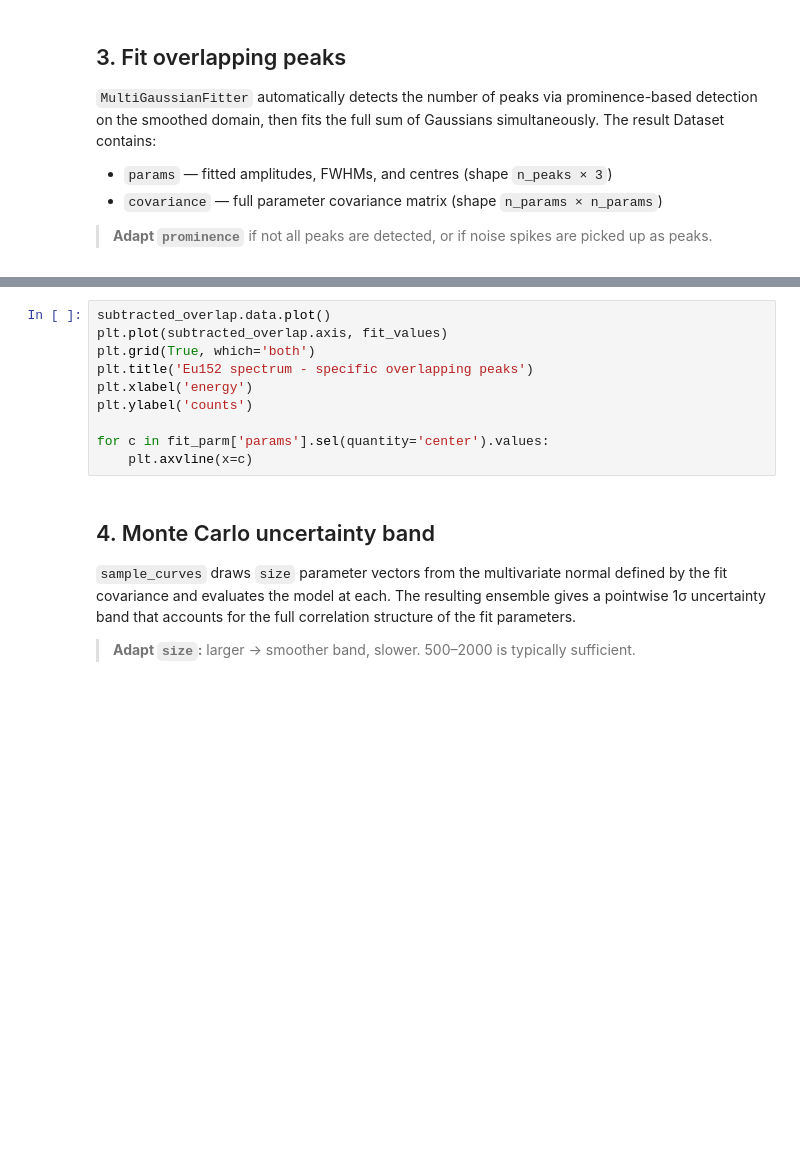
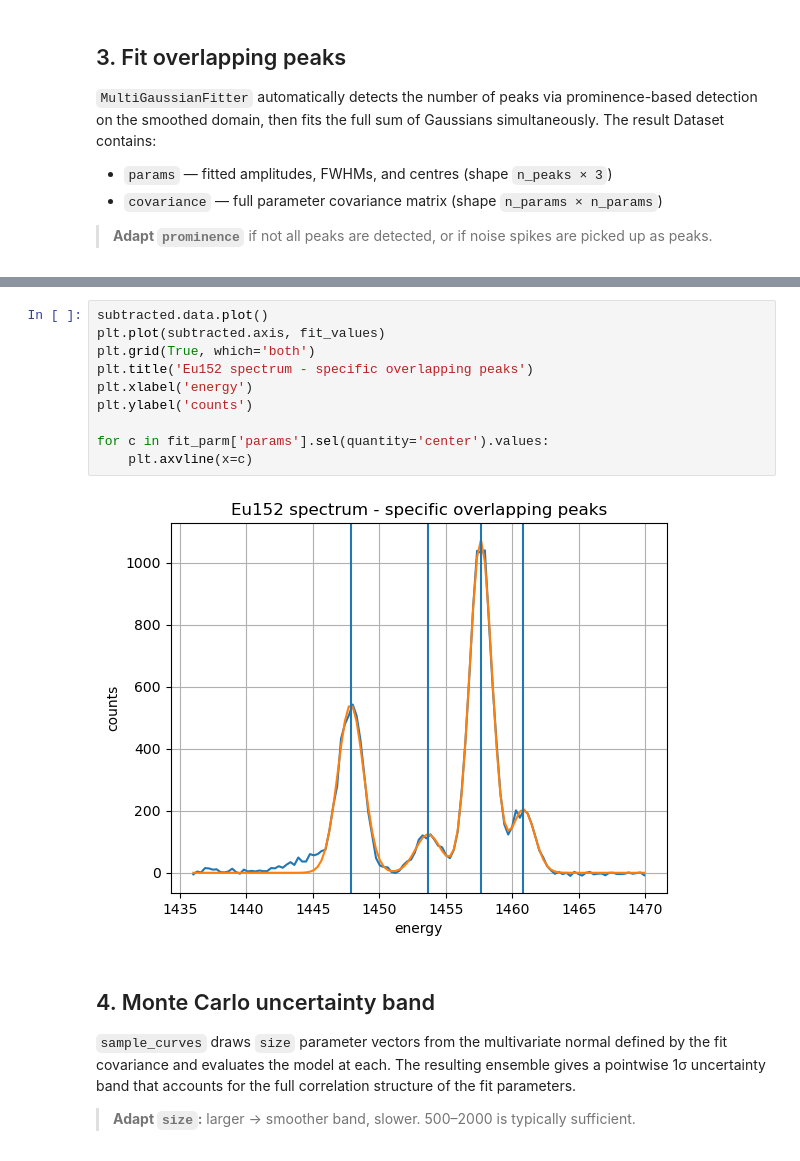
Before and after one commit to achiyaAmrusi/scispectrum, a Jupyter notebook: examples/Domain_Analysis_and_Fitting/domain_fitting.ipynb, the cells around one changed output, grey strips where cells are left out. Drawn from its saved outputs; the diff is of its cells as text; blank space fills up the shorter version.

```diff
--- a/examples/Domain_Analysis_and_Fitting/domain_fitting.ipynb
+++ b/examples/Domain_Analysis_and_Fitting/domain_fitting.ipynb
@@ -97,13 +108,15 @@ plt.show()
 # %%
-subtracted_overlap.data.plot()
-plt.plot(subtracted_overlap.axis, fit_values)
+subtracted.data.plot()
+plt.plot(subtracted.axis, fit_values)
 plt.grid(True, which='both')
 plt.title('Eu152 spectrum - specific overlapping peaks')
 plt.xlabel('energy')
 plt.ylabel('counts')
 
 for c in fit_parm['params'].sel(quantity='center').values:
     plt.axvline(x=c)
+# %% [output]
+[figure, added]
 # %% [markdown]
 ## 4. Monte Carlo uncertainty band
 
```
Also changed, not shown: parts of 6 cells of this notebook.
